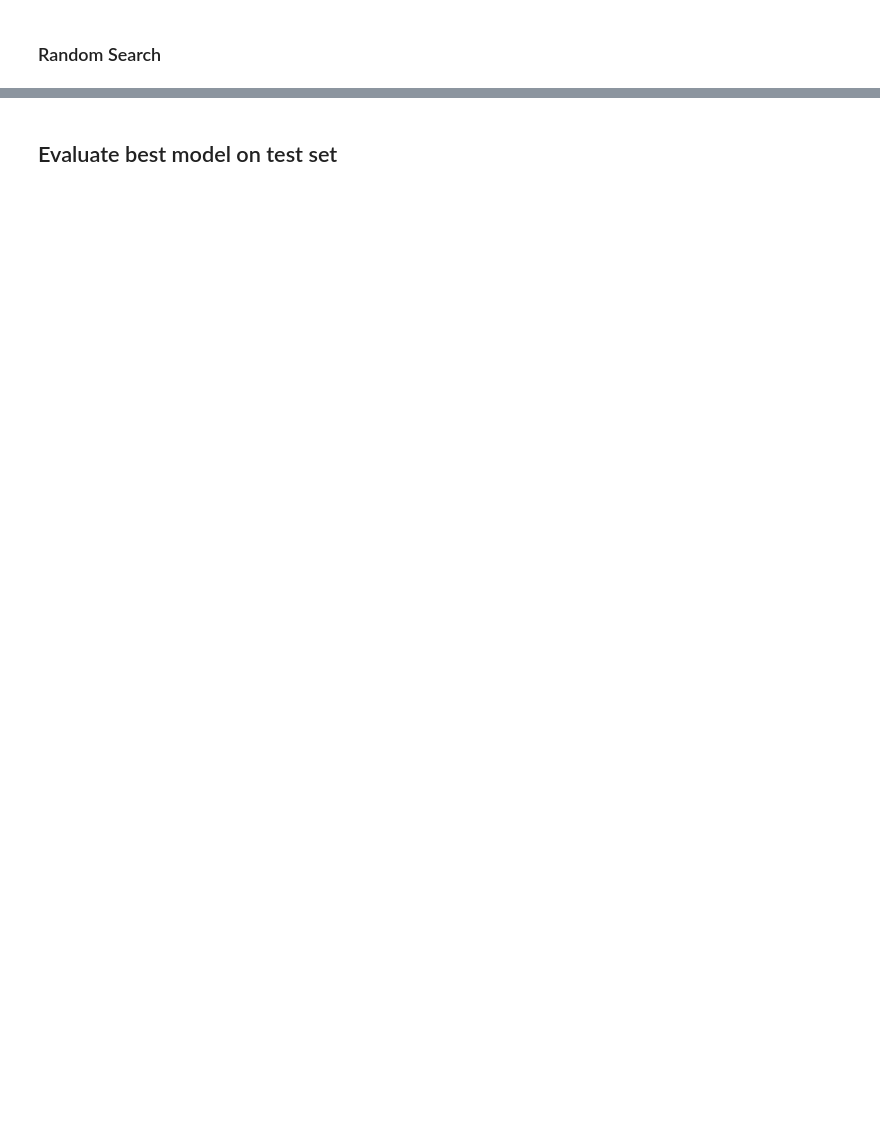
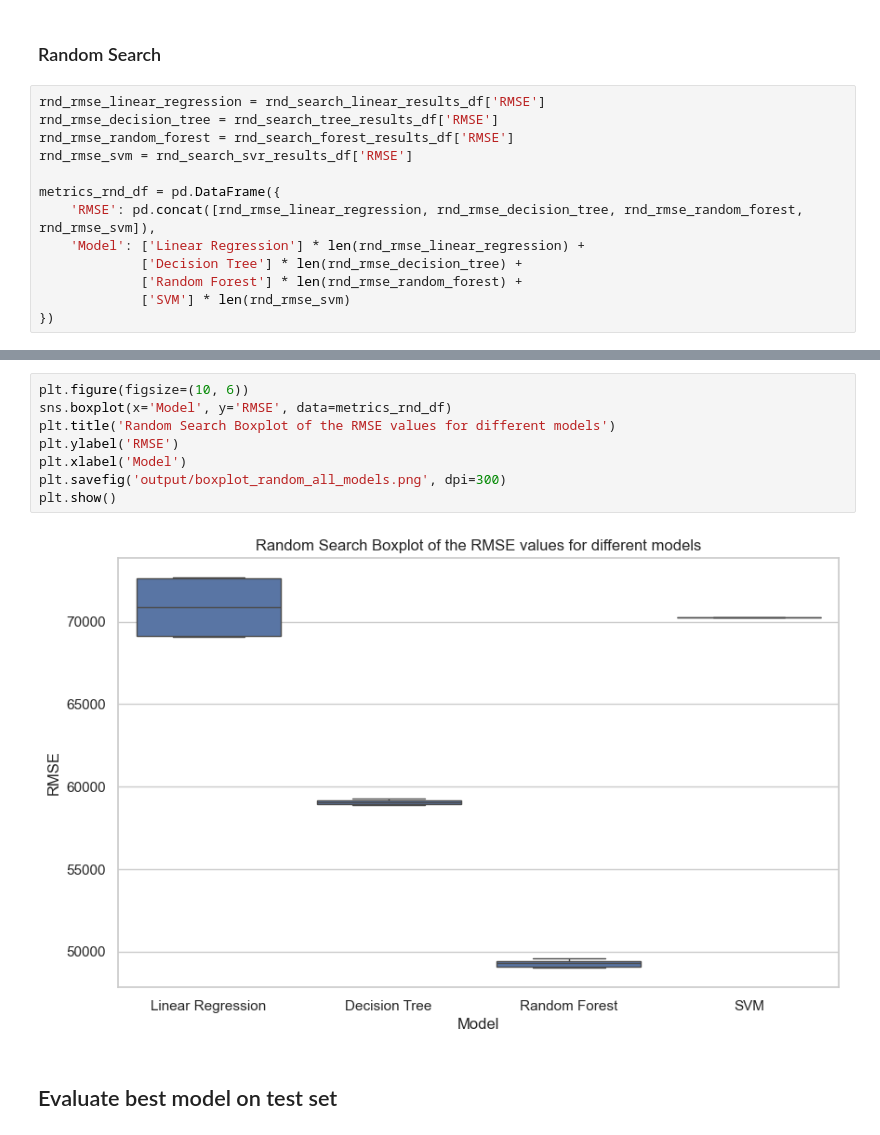
Before and after one commit to bademari/AI_ML_Lab, a Jupyter notebook: Lab 1_2_3.ipynb, the cells around one changed output, grey strips where cells are left out. Saved outputs shown, nothing was run; the diff lists cells and outputs as text; blank space fills up the shorter version.

```diff
--- a/Lab 1_2_3.ipynb
+++ b/Lab 1_2_3.ipynb
@@ -1087,2 +1120,15 @@ rnd_search_svr_results_df_sorted
 # %% [markdown]
 ### Random Search
+# %%
+rnd_rmse_linear_regression = rnd_search_linear_results_df['RMSE']
+rnd_rmse_decision_tree = rnd_search_tree_results_df['RMSE']
+rnd_rmse_random_forest = rnd_search_forest_results_df['RMSE']
+rnd_rmse_svm = rnd_search_svr_results_df['RMSE']
+
+metrics_rnd_df = pd.DataFrame({
+    'RMSE': pd.concat([rnd_rmse_linear_regression, rnd_rmse_decision_tree, rnd_rmse_random_forest, rnd_rmse_svm]),
+    'Model': ['Linear Regression'] * len(rnd_rmse_linear_regression) +
+             ['Decision Tree'] * len(rnd_rmse_decision_tree) +
+             ['Random Forest'] * len(rnd_rmse_random_forest) +
+             ['SVM'] * len(rnd_rmse_svm)
+})
@@ -1089,2 +1144,12 @@ rnd_search_svr_results_df_sorted
+# %%
+plt.figure(figsize=(10, 6))
+sns.boxplot(x='Model', y='RMSE', data=metrics_rnd_df)
+plt.title('Random Search Boxplot of the RMSE values for different models')
+plt.ylabel('RMSE')
+plt.xlabel('Model')
+plt.savefig('output/boxplot_random_all_models.png', dpi=300)
+plt.show()
+# %% [output]
+[figure, added]
 # %% [markdown]
 ## Evaluate best model on test set
```
Also changed, not shown: parts of 4 cells of this notebook, 2 other files.
